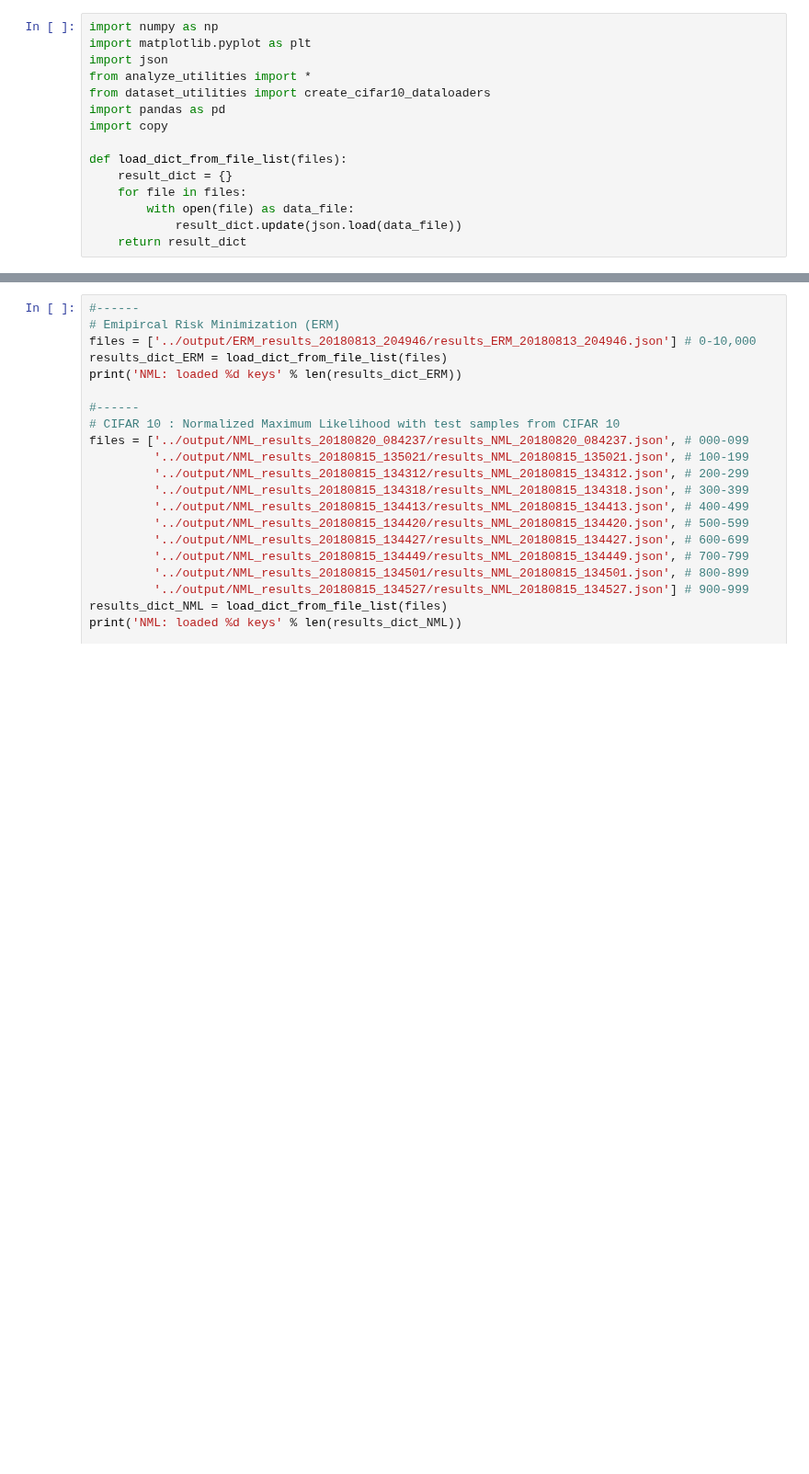
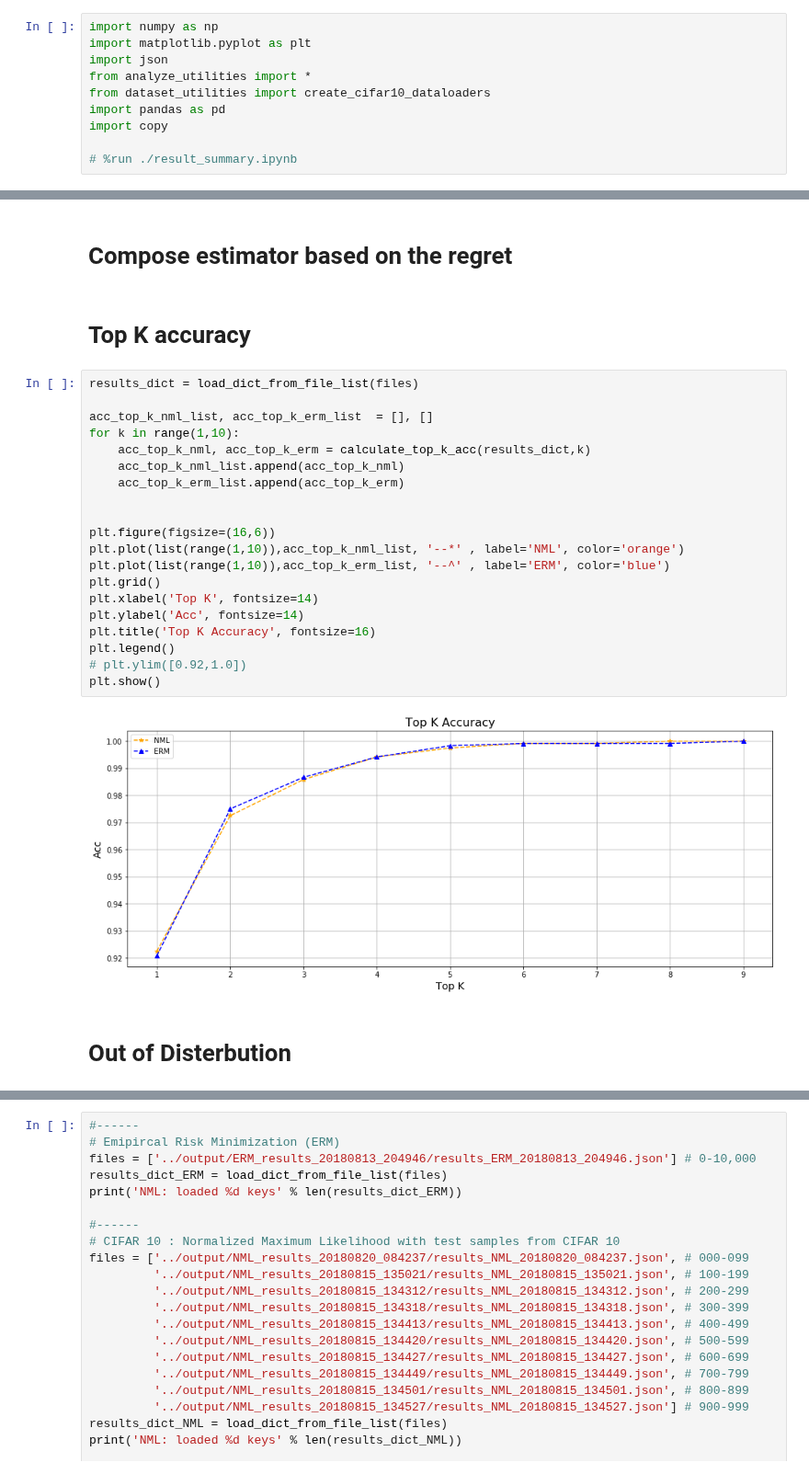
Before and after one commit to kobybibas/deep_pnml_experiments, a Jupyter notebook: src/analyze_results.ipynb, the cells around one changed output, grey strips where cells are left out. Shown at 92% size. Drawn from its saved outputs; the diff is of its cells as text; blank space fills up the shorter version.

```diff
--- a/src/analyze_results.ipynb
+++ b/src/analyze_results.ipynb
@@ -7,9 +7,4 @@ from dataset_utilities import create_cifar10_dataloaders
 import pandas as pd
 import copy
 
-def load_dict_from_file_list(files):
-    result_dict = {}
-    for file in files:
-        with open(file) as data_file:
-            result_dict.update(json.load(data_file))
-    return result_dict
+# %run ./result_summary.ipynb
@@ -17,0 +103,28 @@ def load_dict_from_file_list(files):
+# %% [markdown]
+# Compose estimator based on the regret
+# %% [markdown]
+# Top K accuracy
+# %%
+results_dict = load_dict_from_file_list(files)
+
+acc_top_k_nml_list, acc_top_k_erm_list  = [], []
+for k in range(1,10):
+    acc_top_k_nml, acc_top_k_erm = calculate_top_k_acc(results_dict,k)
+    acc_top_k_nml_list.append(acc_top_k_nml)
+    acc_top_k_erm_list.append(acc_top_k_erm)
+
+
+plt.figure(figsize=(16,6))
+plt.plot(list(range(1,10)),acc_top_k_nml_list, '--*' , label='NML', color='orange')
+plt.plot(list(range(1,10)),acc_top_k_erm_list, '--^' , label='ERM', color='blue')
+plt.grid()
+plt.xlabel('Top K', fontsize=14)
+plt.ylabel('Acc', fontsize=14)
+plt.title('Top K Accuracy', fontsize=16)
+plt.legend()
+# plt.ylim([0.92,1.0])
+plt.show()
+# %% [output]
+[figure, added]
+# %% [markdown]
+# Out  of Disterbution
```
Also changed, not shown: parts of 42 cells of this notebook, 2 other files.
